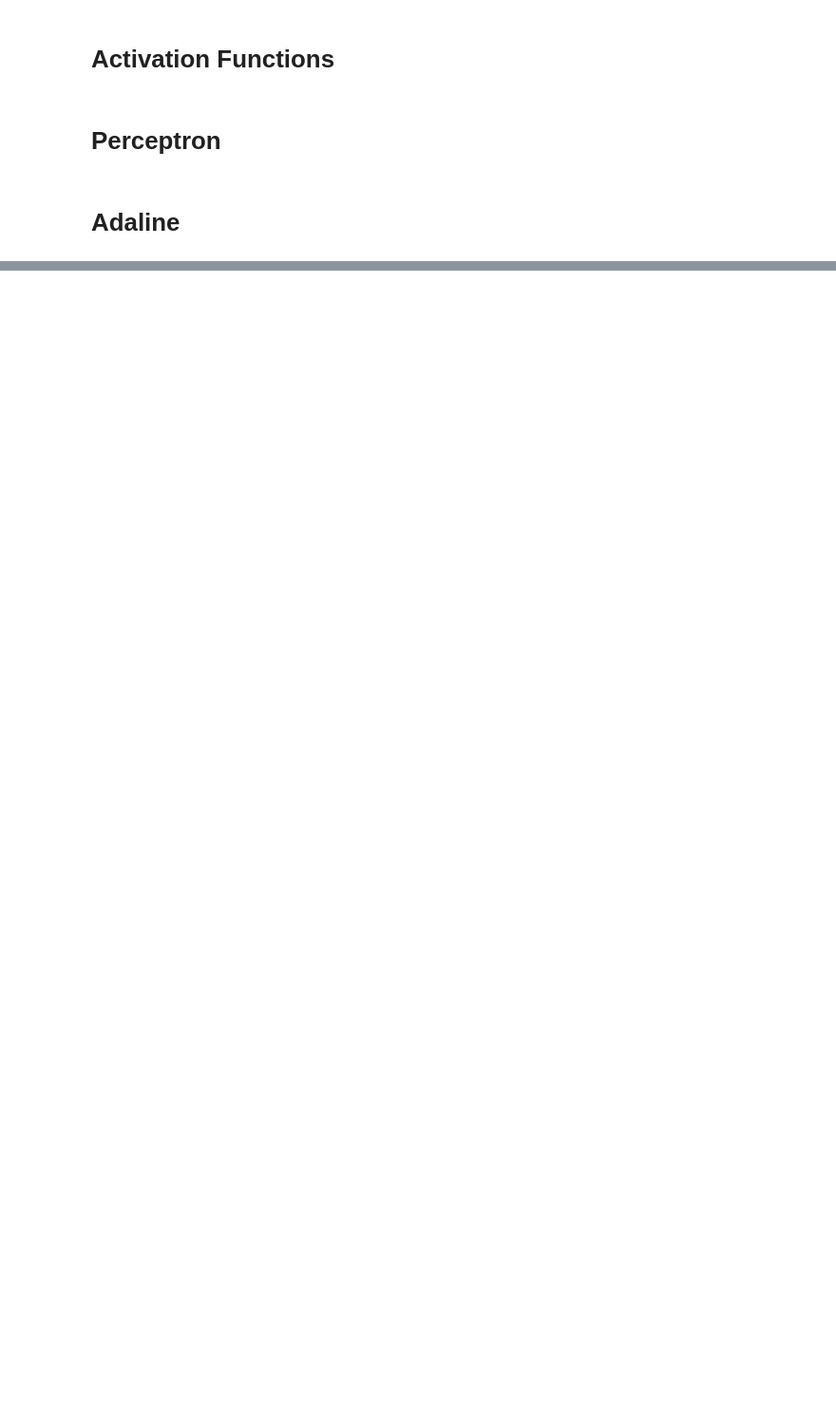
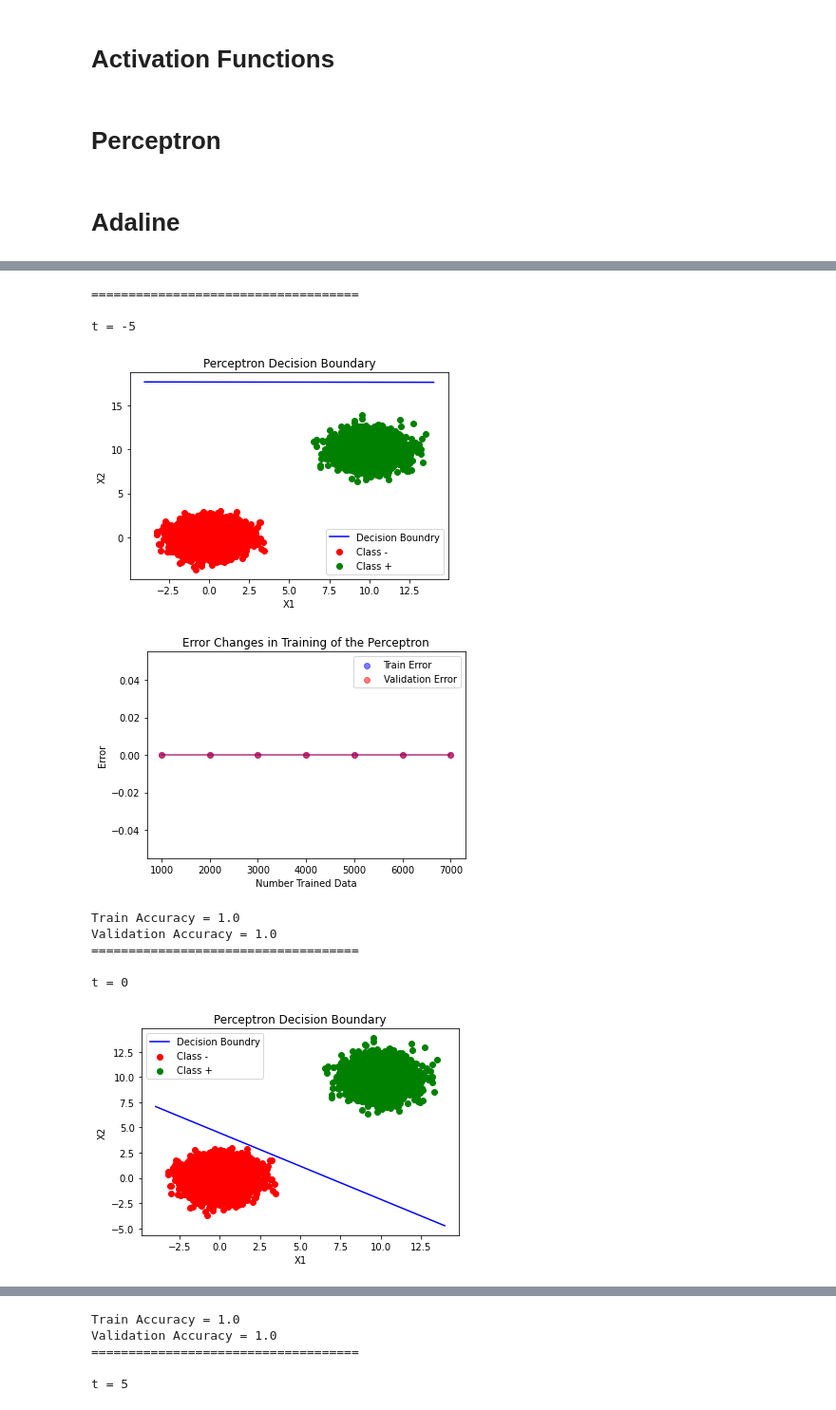
Before and after one commit to AUT-Student/NN-HW2, a Jupyter notebook: NN_HW1.ipynb, the cells around one changed output, grey strips where cells are left out. Shown at 95% size. Cells and saved outputs as stored; diff of their text form; code cells hidden in the pictures; blank space fills up the shorter version.

```diff
--- a/NN_HW1.ipynb
+++ b/NN_HW1.ipynb
@@ -516,0 +406,31 @@ adaline.show_error_values()
+# %%
+for t in [-5, 0, +5]:
+  print("====================================\n")
+  print(f"t = {t}")
+  perceptron = Perceptron(
+                          alpha=0.1, degree = 1,
+                          activation_function=ActivationFunctions.generate_step(t=t),
+                          )
+
+  perceptron.train(
+      X_train = ls_dataset.X_train(),
+      y_train = ls_dataset.Y_train(),
+      X_validation = ls_dataset.X_validation(),
+      y_validation = ls_dataset.Y_validation(),
+      epochs = 1
+  )
+
+  perceptron.show_decision_boundry(ls_dataset.train())
+  perceptron.show_error_values()
+# %% [output]
+====================================
+
+t = -5
+[figure, added]
+[figure, added]
+Train Accuracy = 1.0
+Validation Accuracy = 1.0
+====================================
+
+t = 0
+[figure, added]
@@ -516,0 +438,5 @@ adaline.show_error_values()
+Train Accuracy = 1.0
+Validation Accuracy = 1.0
+====================================
+
+t = 5
```
Also changed, not shown: parts of 65 cells of this notebook.
